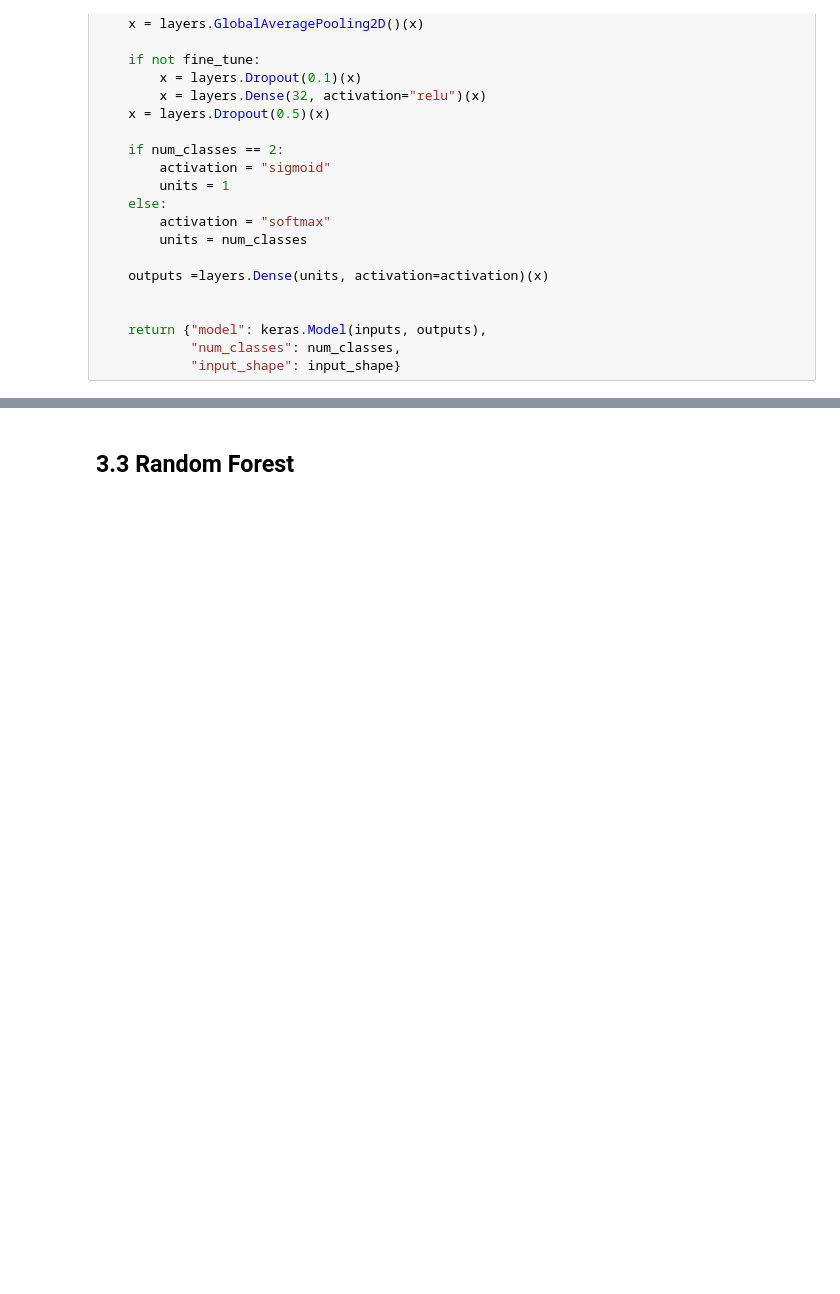
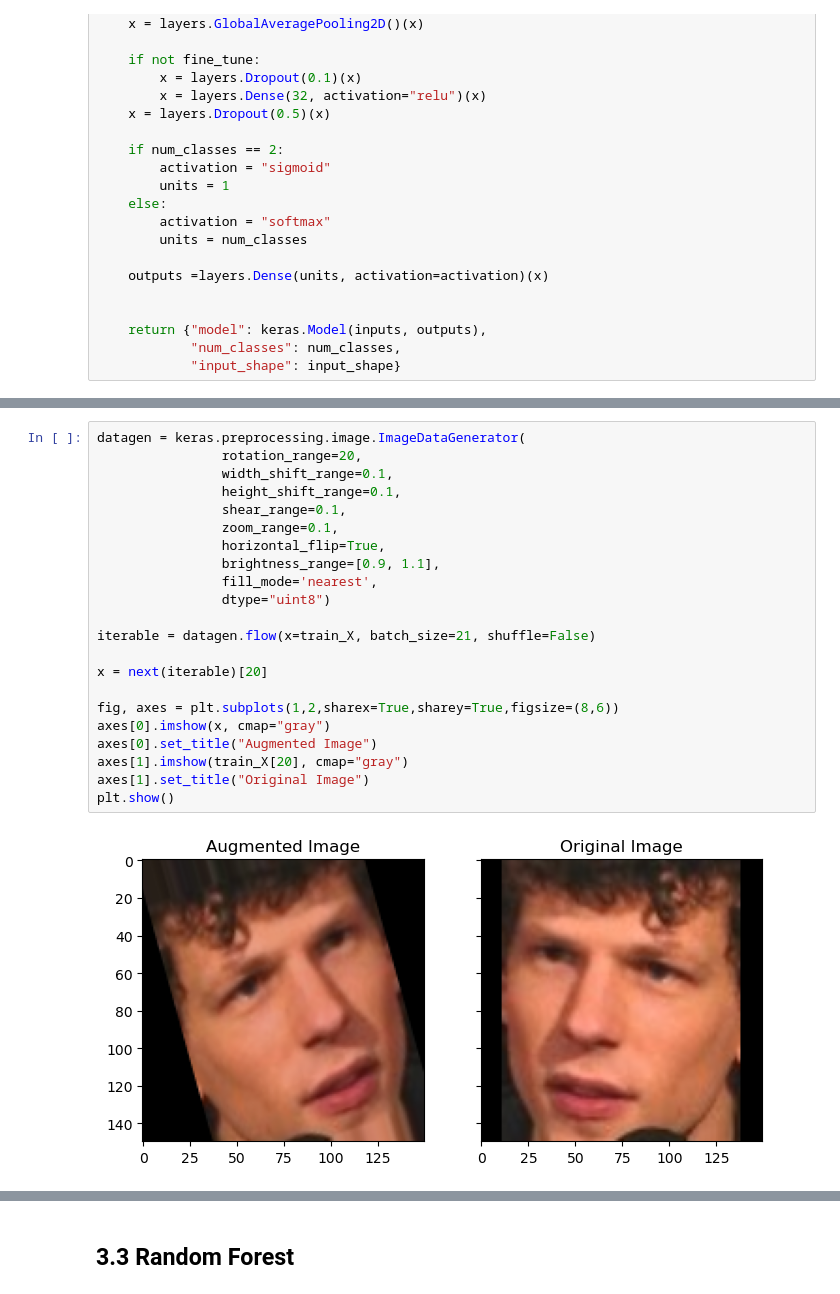
Before and after one commit to egeozanozyedek/cv_ga1, a Jupyter notebook: cv-ga1.ipynb, the cells around one changed output, grey strips where cells are left out. Saved outputs shown, nothing was run; the diff lists cells and outputs as text; blank space fills up the shorter version.

```diff
--- a/cv-ga1.ipynb
+++ b/cv-ga1.ipynb
@@ -743 +750,25 @@ def create_transfer_learning_model(num_classes, input_shape, fine_tune=False, au
+# %%
+datagen = keras.preprocessing.image.ImageDataGenerator(
+                rotation_range=20,
+                width_shift_range=0.1,
+                height_shift_range=0.1,
+                shear_range=0.1,
+                zoom_range=0.1,
+                horizontal_flip=True,
+                brightness_range=[0.9, 1.1],
+                fill_mode='nearest',
+                dtype="uint8")
+
+iterable = datagen.flow(x=train_X, batch_size=21, shuffle=False)
+
+x = next(iterable)[20]
+
+fig, axes = plt.subplots(1,2,sharex=True,sharey=True,figsize=(8,6))
+axes[0].imshow(x, cmap="gray")
+axes[0].set_title("Augmented Image")
+axes[1].imshow(train_X[20], cmap="gray")
+axes[1].set_title("Original Image")
+plt.show()
+# %% [output]
+[figure, added]
 # %% [markdown]
```
Also changed, not shown: parts of 5 cells of this notebook.
